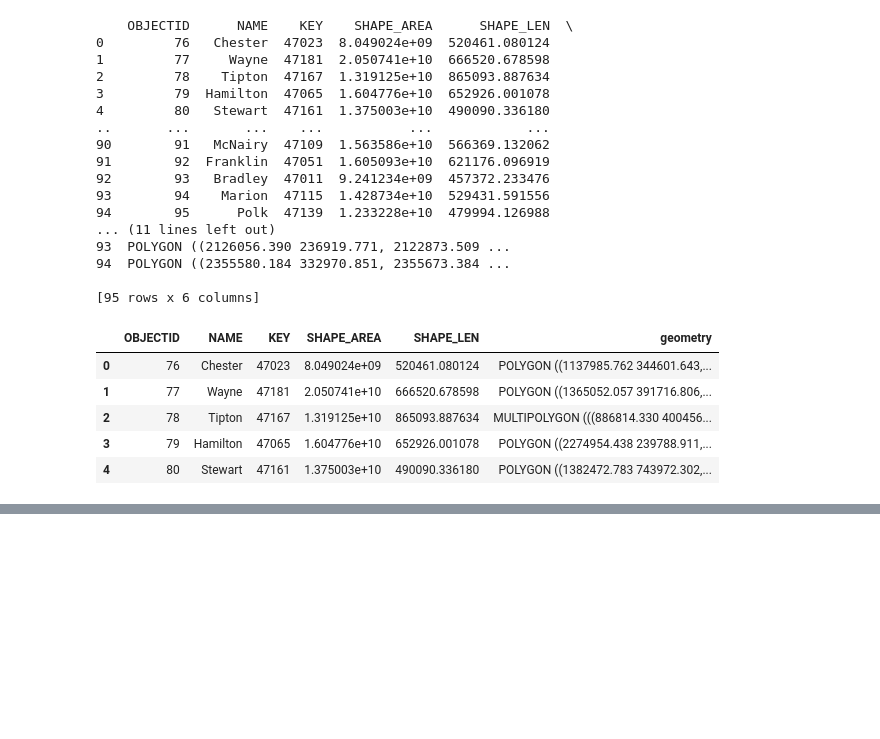
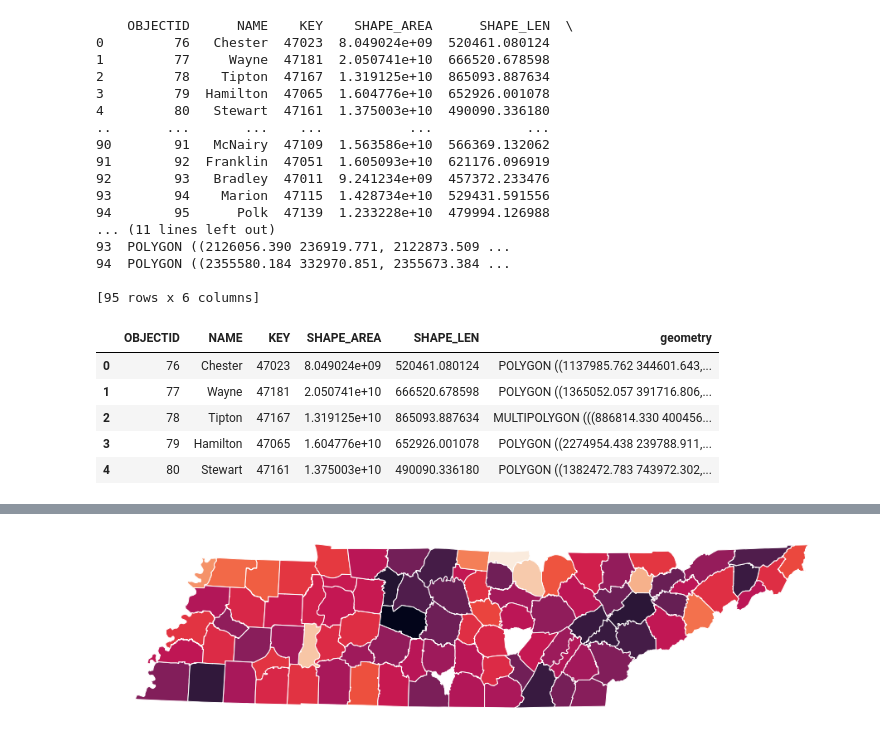
Before and after one commit to TataKavlash/data-science-essentials-3, a Jupyter notebook: notebooks/Assignment_Tata.ipynb, the cells around one changed output, grey strips where cells are left out. Drawn from its saved outputs; the diff is of its cells as text; code cells hidden in the pictures; blank space fills up the shorter version.

```diff
--- a/notebooks/Assignment_Tata.ipynb
+++ b/notebooks/Assignment_Tata.ipynb
@@ -670,0 +681,12 @@ print(counties_sorted_merge)
+# %%
+county_name = list(counties.NAME)
+# %%
+county_name_fix=[] #creating an empty list
+for i in range (len(county_name)): #for indexes in the list
+    county_name_fix.append(county_name[i]+ ' County') #change by adding to the county name index SPACE and County
+
+    #you can also --> counties['NAME'] = counties['NAME'].astype('str') + ' County' - pull it out as string, append county
+# %%
+counties['county']=county_name_fix
+# %%
+counties_merge=pd.merge(left=counties, right=tn_df, left_on='county', right_on='county')
@@ -670,0 +702,7 @@ print(counties_sorted_merge)
+# %%
+fig, ax = plt.subplots(figsize=(16,4))
+counties_merge.plot(column = 'ha_cost_income_ratio',
+              ax = ax)
+ax.axis('off');
+# %% [output]
+[figure, added]
```
Also changed, not shown: parts of 69 cells of this notebook.
